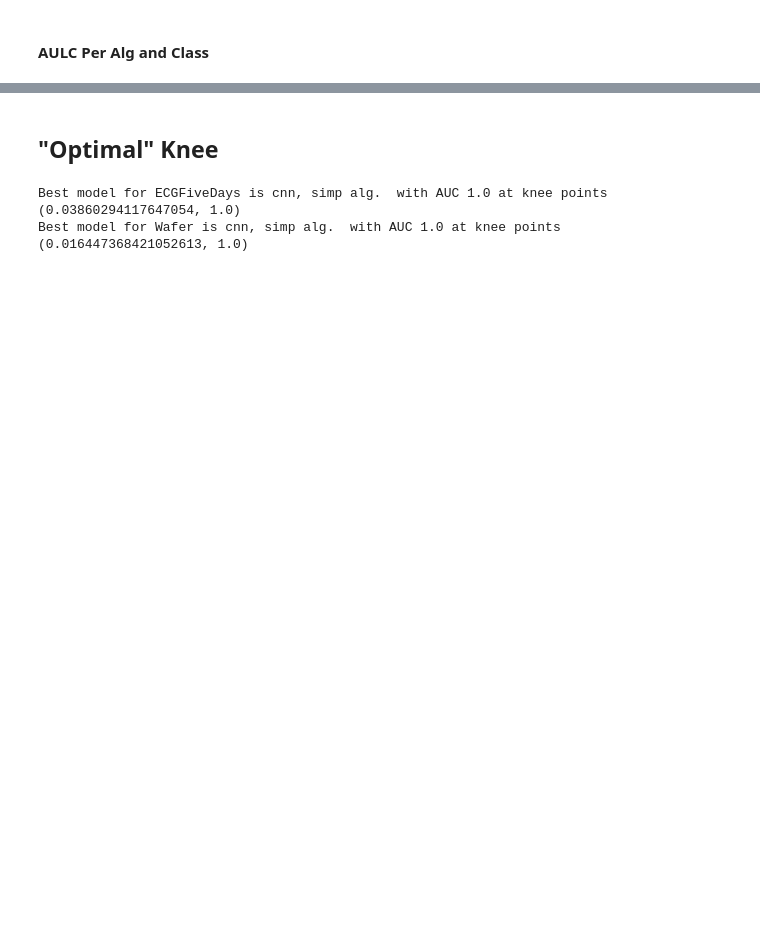
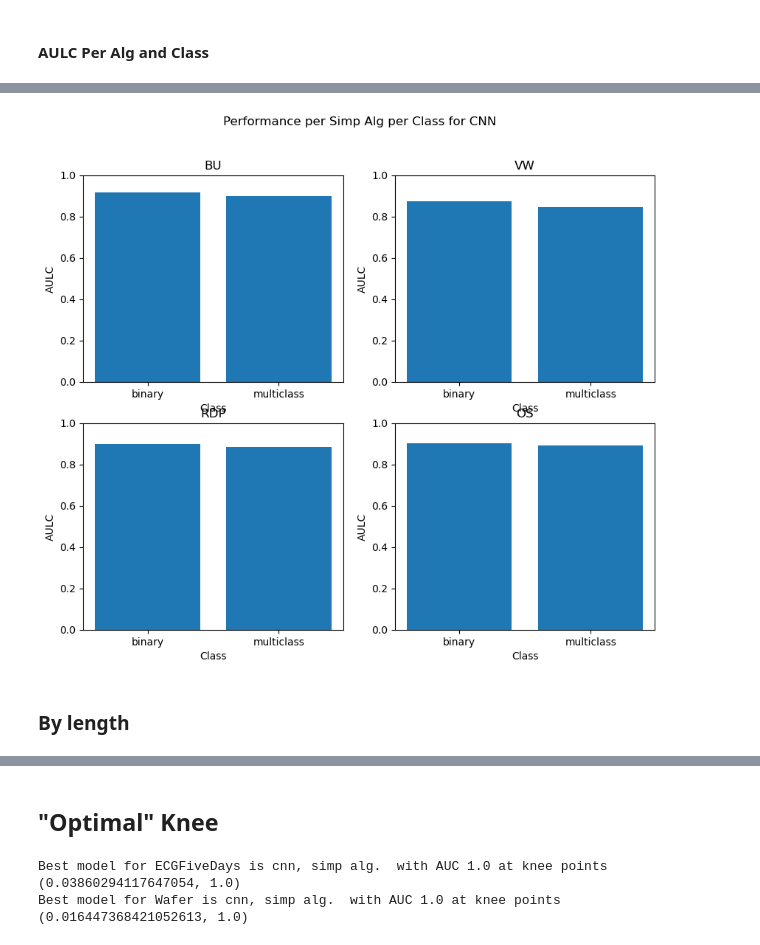
Before and after one commit to femartip/XAI_time_series, a Jupyter notebook: results/global_results.ipynb, the cells around one changed output, grey strips where cells are left out. Cells and saved outputs as stored; diff of their text form; code cells hidden in the pictures; blank space fills up the shorter version.

```diff
--- a/results/global_results.ipynb
+++ b/results/global_results.ipynb
@@ -446,0 +424,4 @@ plt.show()
+# %%
+results_cnn_class["class_type"] = results_cnn_class["class"].copy().apply(lambda x: 'binary' if x == 2 else "multiclass")
+results_cnn_alg_bin_vs_mc_mean = results_cnn_class.groupby(["simp_algorithm", "class_type"])["performance"].mean()
+print(results_cnn_alg_bin_vs_mc_mean)
@@ -446,0 +444,28 @@ plt.show()
+# %%
+simp_algs = results_cnn_class["simp_algorithm"].unique()
+num_cols = 2
+num_rows = (len(set(simp_algs)) + 1)//2
+fig = plt.figure(figsize=(5*num_cols, 4*num_rows))
+
+for i, alg in enumerate(simp_algs):
+    simp_alg_data = results_cnn_alg_bin_vs_mc_mean[alg]
+
+    x_values = simp_alg_data.index.tolist()
+    x_values = [str(value) for value in x_values]
+    y_values = simp_alg_data.values.tolist()
+
+    ax = fig.add_subplot(num_rows, num_cols, i+1)
+
+    ax.bar(x_values, y_values)
+
+    ax.set_title(f'{alg}')
+    ax.set_xlabel('Class')
+    ax.set_ylabel('AULC')
+    ax.set_ylim(0.0, 1.0)
+
+plt.suptitle("Performance per Simp Alg per Class for CNN")
+plt.show()
+# %% [output]
+[figure, added]
+# %% [markdown]
+### By length
```
Also changed, not shown: parts of 25 cells of this notebook, 1 other file.
